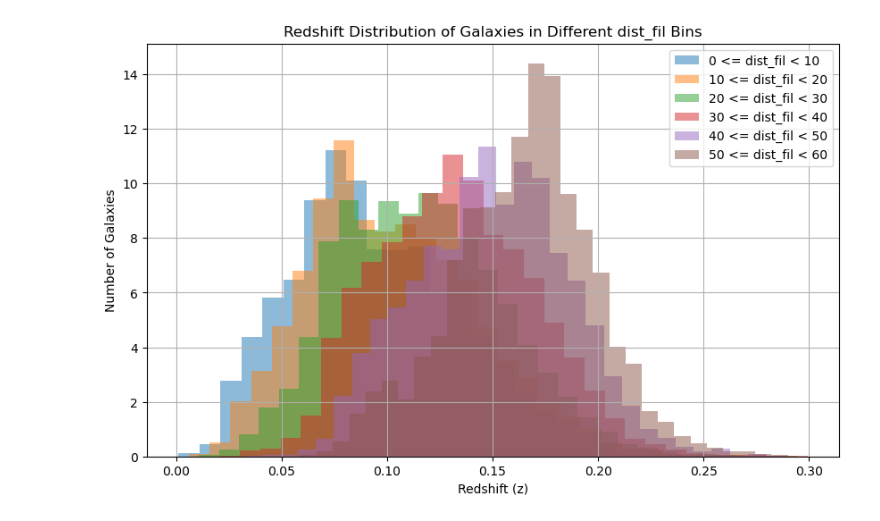
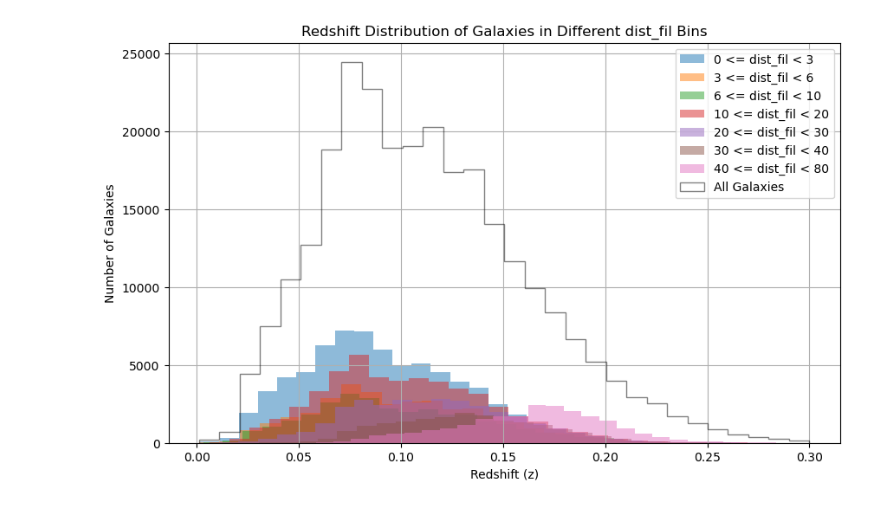
Before and after one commit to FedeDavilaKurban/filbao, a Jupyter notebook: redshiftPDF_byDistFil.ipynb, the cells around one changed output. Drawn from its saved outputs; the diff is of its cells as text; code cells hidden in the pictures.

```diff
--- a/redshiftPDF_byDistFil.ipynb
+++ b/redshiftPDF_byDistFil.ipynb
@@ -8,35 +8,42 @@ import matplotlib.pyplot as plt
 from astropy.cosmology import Planck18 as cosmo
 from astropy.table import Table
 
-def plot_redshift_distribution(data, dist_fil_bins, output_file):
+def plot_redshift_distribution(data, dist_fil_bins, output_file, density=False):
     plt.figure(figsize=(10, 6))
 
     for i in range(len(dist_fil_bins)-1):
         bin_mask = (data['dist_fil'] >= dist_fil_bins[i]) & (data['dist_fil'] < dist_fil_bins[i+1])
         redshifts = data['red'][bin_mask]
 
         plt.hist(redshifts, bins=30, alpha=0.5, label=f'{dist_fil_bins[i]} <= dist_fil < {dist_fil_bins[i+1]}', \
-                 density=True, histtype='stepfilled')
+                 density=density, histtype='stepfilled')
+
+    # Include the overall redshift distribution for comparison
+    plt.hist(data['red'], bins=30, alpha=0.5, label='All Galaxies', density=density, histtype='step', color='k')
+
 
     plt.xlabel('Redshift (z)')
     plt.ylabel('Number of Galaxies')
     plt.title('Redshift Distribution of Galaxies in Different dist_fil Bins')
     plt.legend()
     plt.grid()
     plt.savefig(output_file)
     plt.show()
 
 def main():
     # Load your data (replace 'your_data_file.fits' with your actual data file)
     data = Table.read("../data/sdss_dr72safe0_zmin_0.000_zmax_0.300_sigma_5.0.csv")
     data = data[data['gr'] > 0.8]  # Filter out galaxies with z >= 0.3
 
     # Define dist_fil bins (you can adjust these bins as needed)
-    dist_fil_bins = [0, 10, 20, 30, 40, 50, 60]  # Example bins in Mpc
+    dist_fil_bins = [0, 3, 6, 10, 20, 30, 40, 80]  # Example bins in Mpc
+
+    density = False
 
     # Plot the redshift distribution
-    plot_redshift_distribution(data, dist_fil_bins, 'redshift_distribution.png')
+    plot_redshift_distribution(data, dist_fil_bins, '../plots/redshift_distribution_distfil.png', density)
+
 if __name__ == "__main__":
     main()
 # %% [output]
-[figure, old version]
+[figure, new version]
```
Also changed, not shown: 3 other files.
